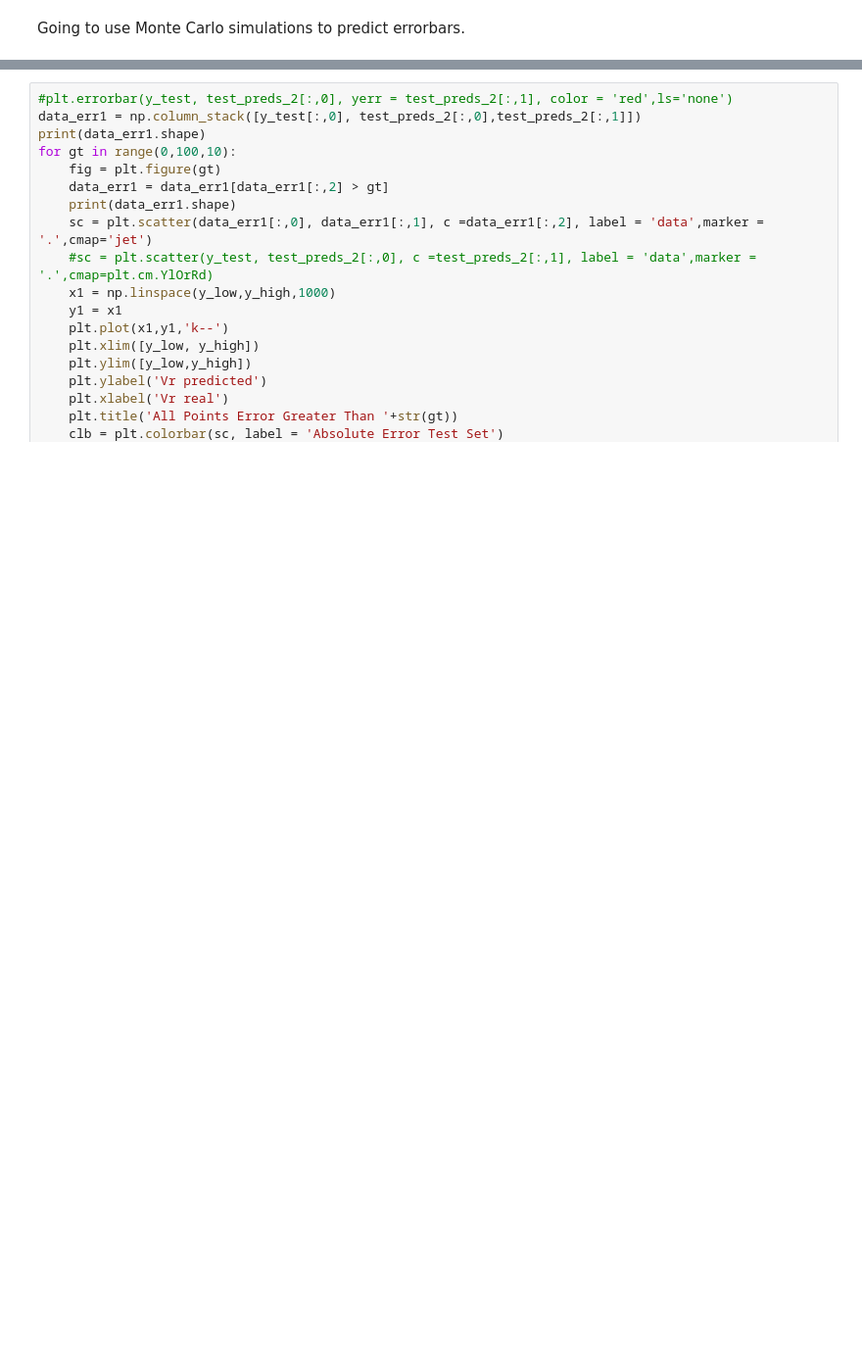
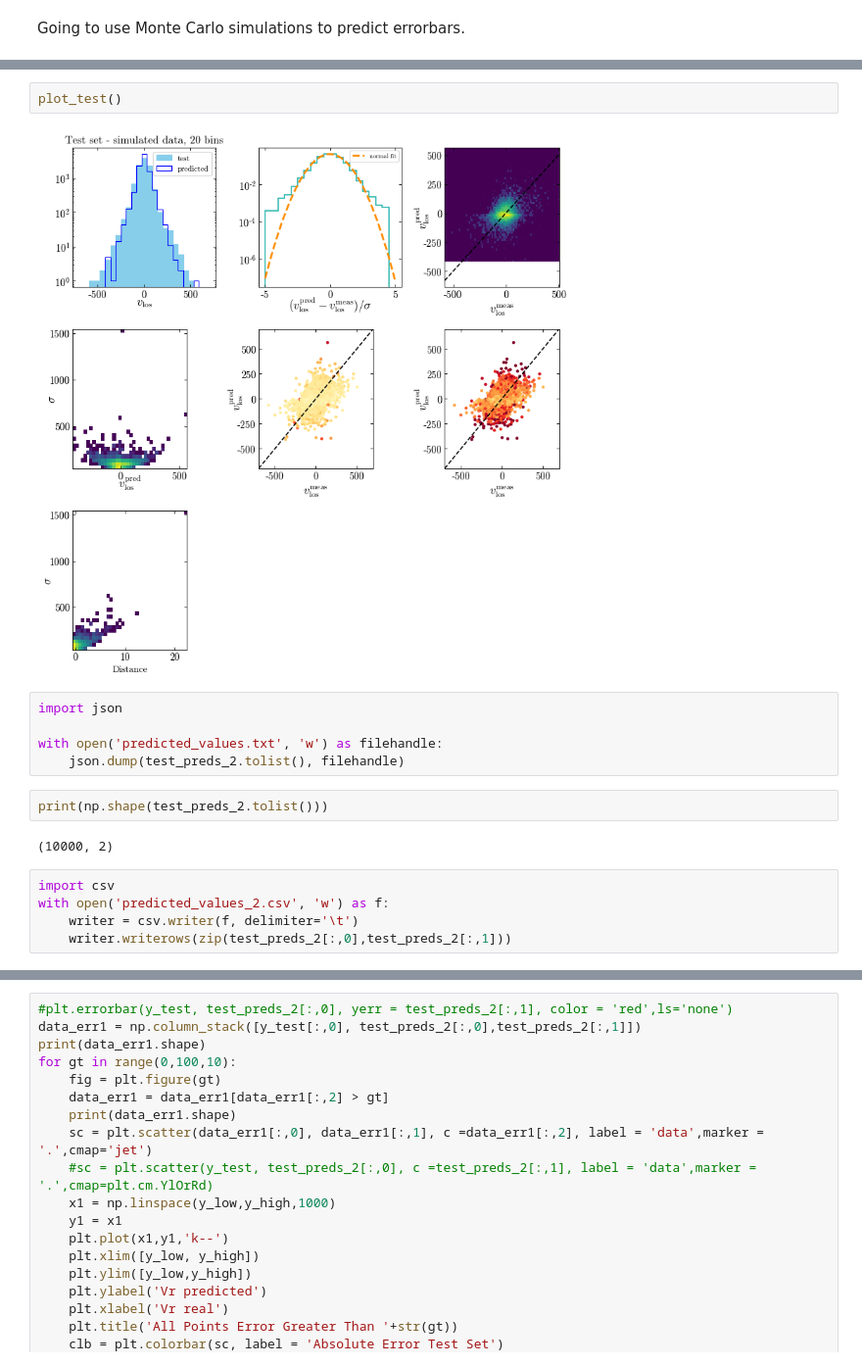
Before and after one commit to adropulic/datax_gaia, a Jupyter notebook: RVTrial3_nonrescaledvel.ipynb, the cells around one changed output, grey strips where cells are left out. Shown at 98% size. Cells and saved outputs as stored; diff of their text form; blank space fills up the shorter version.

```diff
--- a/RVTrial3_nonrescaledvel.ipynb
+++ b/RVTrial3_nonrescaledvel.ipynb
@@ -715,3 +903,21 @@ plt.clim(0,100)
+# %%
+plot_test()
+# %% [output]
+[figure, added]
+# %%
+import json
+
+with open('predicted_values.txt', 'w') as filehandle:
+    json.dump(test_preds_2.tolist(), filehandle)
+# %%
+print(np.shape(test_preds_2.tolist()))
+# %% [output]
+(10000, 2)
+# %%
+import csv
+with open('predicted_values_2.csv', 'w') as f:
+    writer = csv.writer(f, delimiter='\t')
+    writer.writerows(zip(test_preds_2[:,0],test_preds_2[:,1]))
 # %%
 np.max(test_preds_2[:,1])
 # %% [output]
```
Also changed, not shown: parts of 26 cells of this notebook.
